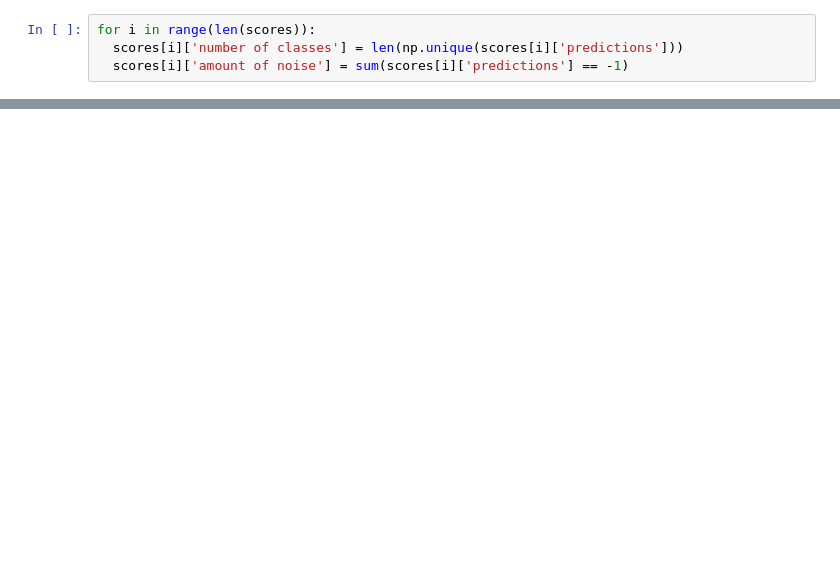
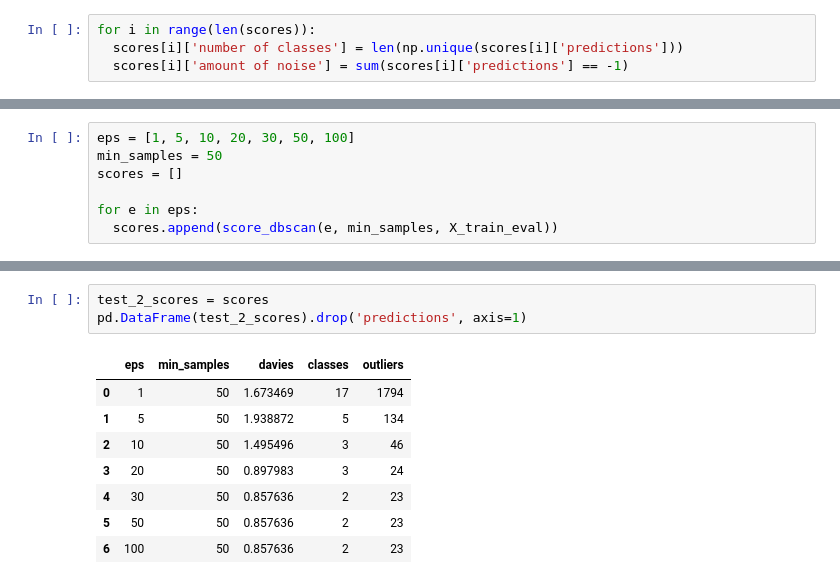
Before and after one commit to merzouka/bds.ml, a Jupyter notebook: preprocess/preprocess.ipynb, the cells around one changed output, grey strips where cells are left out. Drawn from its saved outputs; the diff is of its cells as text; blank space fills up the shorter version.

```diff
--- a/preprocess/preprocess.ipynb
+++ b/preprocess/preprocess.ipynb
@@ -207,0 +213,7 @@ pd.DataFrame(test_1_scores).drop('predictions', axis=1)
+# %%
+eps = [1, 5, 10, 20, 30, 50, 100]
+min_samples = 50
+scores = []
+
+for e in eps:
+  scores.append(score_dbscan(e, min_samples, X_train_eval))
@@ -207,0 +238,12 @@ pd.DataFrame(test_1_scores).drop('predictions', axis=1)
+# %%
+test_2_scores = scores
+pd.DataFrame(test_2_scores).drop('predictions', axis=1)
+# %% [output]
+|  | eps | min_samples | davies | classes | outliers |
+| 0 | 1 | 50 | 1.673469 | 17 | 1794 |
+| 1 | 5 | 50 | 1.938872 | 5 | 134 |
+| 2 | 10 | 50 | 1.495496 | 3 | 46 |
+| 3 | 20 | 50 | 0.897983 | 3 | 24 |
+| 4 | 30 | 50 | 0.857636 | 2 | 23 |
+| 5 | 50 | 50 | 0.857636 | 2 | 23 |
+| 6 | 100 | 50 | 0.857636 | 2 | 23 |
```
Also changed, not shown: parts of 6 cells of this notebook.
